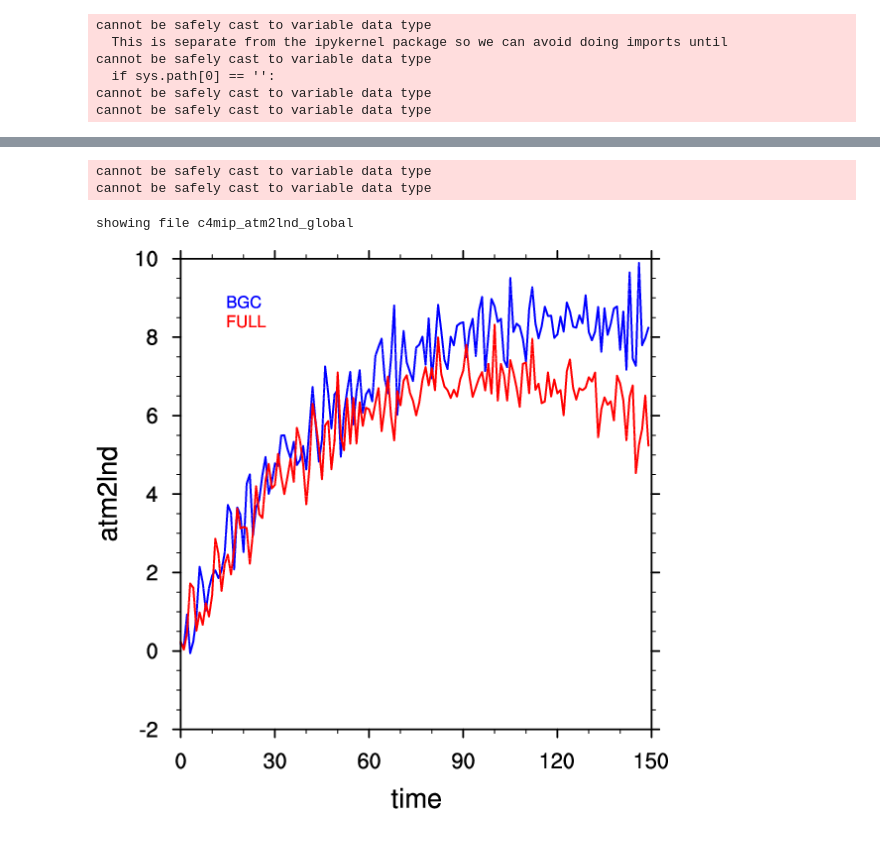
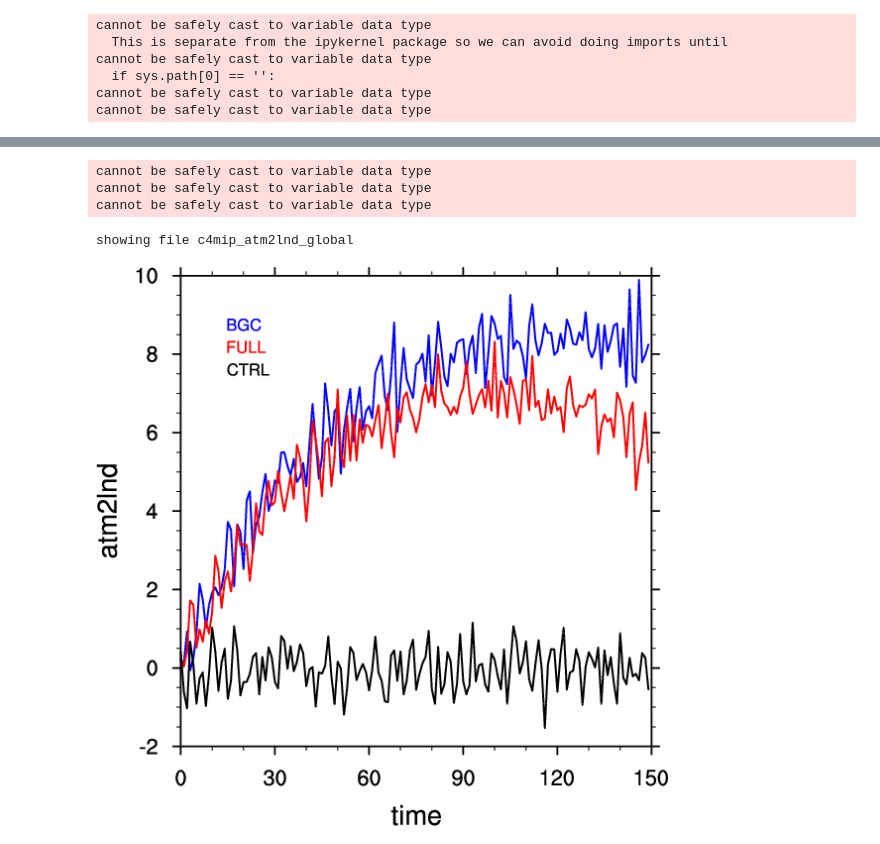
Before and after one commit to ckoven/cesm2_c4mip, a Jupyter notebook: cesm_c4mip.ipynb, the cells around one changed output, grey strips where cells are left out. Saved outputs shown, nothing was run; the diff lists cells and outputs as text; code cells hidden in the pictures.

```diff
--- a/cesm_c4mip.ipynb
+++ b/cesm_c4mip.ipynb
@@ -73,7 +73,9 @@ tasfilenames = [
 'tas_Amon_CESM2_1pctCO2-bgc_r1i1p1f1_gn_010101-015012.nc'],
 ['tas_Amon_CESM2_1pctCO2_r1i1p1f1_gn_000101-005012.nc',
 'tas_Amon_CESM2_1pctCO2_r1i1p1f1_gn_005101-010012.nc',
-'tas_Amon_CESM2_1pctCO2_r1i1p1f1_gn_010101-015012.nc']
+'tas_Amon_CESM2_1pctCO2_r1i1p1f1_gn_010101-015012.nc'],
+['tas_Amon_CESM2_piControl_r1i1p1f1_gn_080001-089912.nc',
+'tas_Amon_CESM2_piControl_r1i1p1f1_gn_090001-099912.nc']
 ]
 
 tasfiles_bgc=[]
@@ -84,6 +86,11 @@ tasfiles_ful=[]
 for i in range(len(tasfilenames[1])):
     tasfiles_ful.append(nc4.Dataset(tasfilenames[1][i]))
 
+tasfiles_ctrl=[]
+for i in range(len(tasfilenames[2])):
+    tasfiles_ctrl.append(nc4.Dataset(tasfilenames[2][i]))
+
+
 tas_bgc = np.ma.row_stack((tasfiles_bgc[0].variables['tas'][:],tasfiles_bgc[1].variables['tas'][:],tasfiles_bgc[2].variables['tas'][:]))- 273.15
 tas_bgc_annual = smoothlib.monthly_to_annual(tas_bgc)
 tas_bgc_global_annual = geog_funcs.area_average(tas_bgc_annual, lat, lon, area=area)
@@ -92,7 +99,11 @@ tas_ful = np.ma.row_stack((tasfiles_ful[0].variables['tas'][:],tasfiles_ful[1].v
 tas_ful_annual = smoothlib.monthly_to_annual(tas_ful)
 tas_ful_global_annual = geog_funcs.area_average(tas_ful_annual, lat, lon, area=area)
 
-map_funcs.xyplot(np.arange(len(tas_ful_global_annual)), np.row_stack((tas_bgc_global_annual,tas_ful_global_annual)), file='c4mip_tas_global', ytitle='tas', xtitle='time', showjupyter=True, colors=['blue','red'], labels=['BGC','FULL'])
+tas_ctrl = np.ma.row_stack((tasfiles_ctrl[0].variables['tas'][:],tasfiles_ctrl[1].variables['tas'][:]))- 273.15
+tas_ctrl_annual = smoothlib.monthly_to_annual(tas_ctrl)
+tas_ctrl_global_annual = geog_funcs.area_average(tas_ctrl_annual, lat, lon, area=area)
+
+map_funcs.xyplot(np.arange(len(tas_ful_global_annual)), np.row_stack((tas_bgc_global_annual,tas_ful_global_annual,tas_ctrl_global_annual[0:150])), file='c4mip_tas_global', ytitle='tas', xtitle='time', showjupyter=True, colors=['blue','red','black'], labels=['BGC','FULL','CTRL'])
 # %% [output]
 cannot be safely cast to variable data type
 cannot be safely cast to variable data type
@@ -105,7 +117,9 @@ co2filenames = [
 'co2_Amon_CESM2_1pctCO2_r1i1p1f1_gn_010101-015012.nc'],
 ['co2_Amon_CESM2_1pctCO2_r1i1p1f1_gn_000101-005012.nc',
 'co2_Amon_CESM2_1pctCO2_r1i1p1f1_gn_005101-010012.nc',
-'co2_Amon_CESM2_1pctCO2_r1i1p1f1_gn_010101-015012.nc']
+'co2_Amon_CESM2_1pctCO2_r1i1p1f1_gn_010101-015012.nc'],
+['co2_Amon_CESM2_piControl_r1i1p1f1_gn_080001-089912.nc',
+'co2_Amon_CESM2_piControl_r1i1p1f1_gn_090001-099912.nc']
 ]
 
 co2files_bgc=[]
@@ -116,6 +130,11 @@ co2files_ful=[]
 for i in range(len(co2filenames[1])):
     co2files_ful.append(nc4.Dataset(co2filenames[1][i]))
 
+co2files_ctrl=[]
+for i in range(len(co2filenames[2])):
+    co2files_ctrl.append(nc4.Dataset(co2filenames[2][i]))
+
+
 co2_bgc = np.ma.row_stack((co2files_bgc[0].variables['co2'][:,0,:,:],co2files_bgc[1].variables['co2'][:,0,:,:],co2files_bgc[2].variables['co2'][:,0,:,:])) * 1e6
 co2_bgc_annual = smoothlib.monthly_to_annual(co2_bgc)
 co2_bgc_global_annual = geog_funcs.area_average(co2_bgc_annual, lat, lon, area=area)
@@ -124,7 +143,11 @@ co2_ful = np.ma.row_stack((co2files_ful[0].variables['co2'][:,0,:,:],co2files_fu
 co2_ful_annual = smoothlib.monthly_to_annual(co2_ful)
 co2_ful_global_annual = geog_funcs.area_average(co2_ful_annual, lat, lon, area=area)
 
-map_funcs.xyplot(np.arange(len(co2_ful_global_annual)), np.row_stack((co2_bgc_global_annual,co2_ful_global_annual)), file='c4mip_co2_global', ytitle='co2', xtitle='time', showjupyter=True, colors=['blue','red'], labels=['BGC','FULL'])
+co2_ctrl = np.ma.row_stack((co2files_ctrl[0].variables['co2'][:,0,:,:],co2files_ctrl[1].variables['co2'][:,0,:,:]))  * 1e6
+co2_ctrl_annual = smoothlib.monthly_to_annual(co2_ctrl)
+co2_ctrl_global_annual = geog_funcs.area_average(co2_ctrl_annual, lat, lon, area=area)
+
+map_funcs.xyplot(np.arange(len(co2_ful_global_annual)), np.row_stack((co2_bgc_global_annual,co2_ful_global_annual,co2_ctrl_global_annual[0:150])), file='c4mip_co2_global', ytitle='co2', xtitle='time', showjupyter=True, colors=['blue','red','black'], labels=['BGC','FULL','CTRL'])
 # %% [output]
 cannot be safely cast to variable data type
 cannot be safely cast to variable data type
@@ -133,35 +157,46 @@ showing file c4mip_co2_global
 # %%
 atm2lndfilenames = [
 ['netAtmosLandCO2Flux_Emon_CESM2_1pctCO2-bgc_r1i1p1f1_gn_000101-005012.nc',
 'netAtmosLandCO2Flux_Emon_CESM2_1pctCO2-bgc_r1i1p1f1_gn_005101-010012.nc',
 'netAtmosLandCO2Flux_Emon_CESM2_1pctCO2-bgc_r1i1p1f1_gn_010101-015012.nc'],
 ['netAtmosLandCO2Flux_Emon_CESM2_1pctCO2_r1i1p1f1_gn_000101-005012.nc',
 'netAtmosLandCO2Flux_Emon_CESM2_1pctCO2_r1i1p1f1_gn_005101-010012.nc',
-'netAtmosLandCO2Flux_Emon_CESM2_1pctCO2_r1i1p1f1_gn_010101-015012.nc']
+'netAtmosLandCO2Flux_Emon_CESM2_1pctCO2_r1i1p1f1_gn_010101-015012.nc'],
+['netAtmosLandCO2Flux_Emon_CESM2_piControl_r1i1p1f1_gn_080001-089912.nc',
+'netAtmosLandCO2Flux_Emon_CESM2_piControl_r1i1p1f1_gn_090001-099912.nc']
 ]
 
 atm2lndfiles_bgc=[]
 for i in range(len(atm2lndfilenames[0])):
     atm2lndfiles_bgc.append(nc4.Dataset(atm2lndfilenames[0][i]))
 
 atm2lndfiles_ful=[]
 for i in range(len(atm2lndfilenames[1])):
     atm2lndfiles_ful.append(nc4.Dataset(atm2lndfilenames[1][i]))
 
+atm2lndfiles_ctrl=[]
+for i in range(len(atm2lndfilenames[2])):
+    atm2lndfiles_ctrl.append(nc4.Dataset(atm2lndfilenames[2][i]))
+
 atm2lnd_bgc = np.ma.row_stack((atm2lndfiles_bgc[0].variables['netAtmosLandCO2Flux'][:],atm2lndfiles_bgc[1].variables['netAtmosLandCO2Flux'][:],atm2lndfiles_bgc[2].variables['netAtmosLandCO2Flux'][:]))
 atm2lnd_bgc_annual = smoothlib.monthly_to_annual(atm2lnd_bgc)
 atm2lnd_bgc_global_annual = geog_funcs.area_integrate(atm2lnd_bgc_annual, lat, lon, area=area)  * 86400.*365. / 1e12
 
 atm2lnd_ful = np.ma.row_stack((atm2lndfiles_ful[0].variables['netAtmosLandCO2Flux'][:],atm2lndfiles_ful[1].variables['netAtmosLandCO2Flux'][:],atm2lndfiles_ful[2].variables['netAtmosLandCO2Flux'][:]))
 atm2lnd_ful_annual = smoothlib.monthly_to_annual(atm2lnd_ful)
 atm2lnd_ful_global_annual = geog_funcs.area_integrate(atm2lnd_ful_annual, lat, lon, area=area) * 86400.*365. / 1e12
 
-map_funcs.xyplot(np.arange(len(atm2lnd_ful_global_annual)), np.row_stack((atm2lnd_bgc_global_annual,atm2lnd_ful_global_annual)), file='c4mip_atm2lnd_global', ytitle='atm2lnd', xtitle='time', showjupyter=True, colors=['blue','red'], labels=['BGC','FULL'])
+atm2lnd_ctrl = np.ma.row_stack((atm2lndfiles_ctrl[0].variables['netAtmosLandCO2Flux'][:],atm2lndfiles_ctrl[1].variables['netAtmosLandCO2Flux'][:]))
+atm2lnd_ctrl_annual = smoothlib.monthly_to_annual(atm2lnd_ctrl)
+atm2lnd_ctrl_global_annual = geog_funcs.area_integrate(atm2lnd_ctrl_annual, lat, lon, area=area) * 86400.*365. / 1e12
+
+map_funcs.xyplot(np.arange(len(atm2lnd_ful_global_annual)), np.row_stack((atm2lnd_bgc_global_annual,atm2lnd_ful_global_annual,atm2lnd_ctrl_global_annual[0:150])), file='c4mip_atm2lnd_global', ytitle='atm2lnd', xtitle='time', showjupyter=True, colors=['blue','red','black'], labels=['BGC','FULL','CTRL'])
 # %% [output]
 cannot be safely cast to variable data type
 cannot be safely cast to variable data type
+cannot be safely cast to variable data type
 showing file c4mip_atm2lnd_global
-[figure, old version]
+[figure, new version]
 # %%
 atm2ocn_grfilenames = [
 ['fgco2_Omon_CESM2_1pctCO2-bgc_r1i1p1f1_gr_000101-005012.nc',
```
Also changed, not shown: parts of 11 cells of this notebook.
